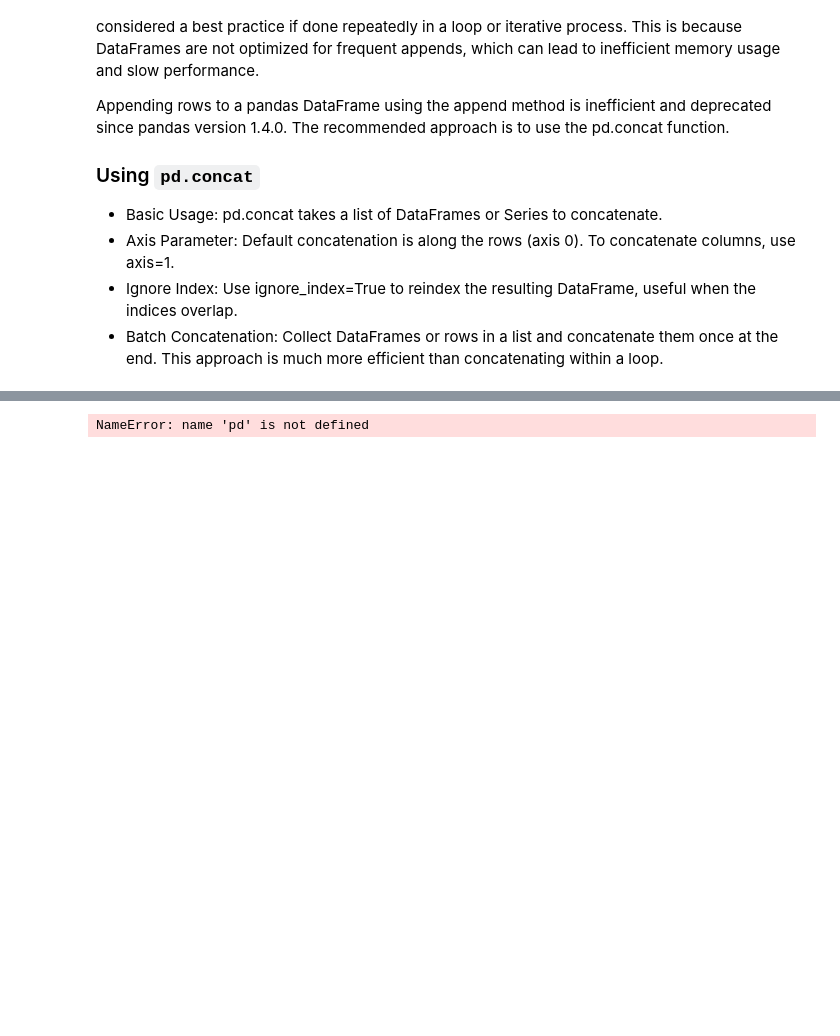
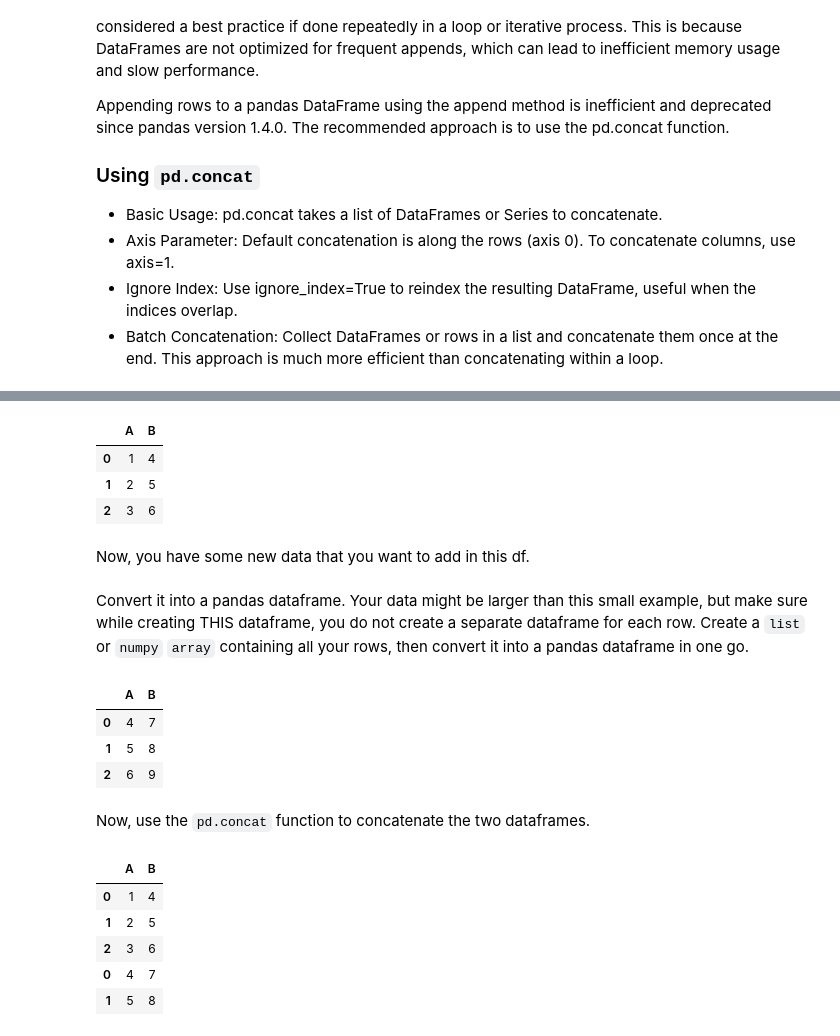
Before and after one commit to shrishtinigam/intermediate-python, a Jupyter notebook: 02_Efficient_Code_In_Pandas.ipynb, the cells around one changed output, grey strips where cells are left out. Cells and saved outputs as stored; diff of their text form; code cells hidden in the pictures; blank space fills up the shorter version.

```diff
--- a/02_Efficient_Code_In_Pandas.ipynb
+++ b/02_Efficient_Code_In_Pandas.ipynb
@@ -44,8 +37,0 @@ ModuleNotFoundError: No module named 'pandas'
-# %%
-data = []
-for y in range(1999, 2023):
-    df_y = pd.DataFrame(np.random.rand(365, 3), index=pd.date_range(f'{y}-01-01', periods=365), columns=list('ABC'))
-    data.append(df_y)
-df_all = pd.concat(data)
-# %% [output]
-NameError: name 'pd' is not defined
@@ -51,0 +41,34 @@ NameError: name 'pd' is not defined
+# %%
+existing_df = pd.DataFrame({'A': [1, 2, 3], 'B': [4, 5, 6]})
+existing_df.head()
+# %% [output]
+|  | A | B |
+| 0 | 1 | 4 |
+| 1 | 2 | 5 |
+| 2 | 3 | 6 |
+# %% [markdown]
+Now, you have some new data that you want to add in this df.
+# %%
+additional_rows = [[4, 7], [5, 8], [6, 9]] # this could also be a numpy array
+# %% [markdown]
+Convert it into a pandas dataframe. Your data might be larger than this small example, but make sure while creating THIS dataframe, you do not create a separate dataframe for each row. Create a `list` or `numpy` `array` containing all your rows, then convert it into a pandas dataframe in one go.
+# %%
+additional_df = pd.DataFrame(additional_rows, columns=['A', 'B'])
+additional_df.head()
+# %% [output]
+|  | A | B |
+| 0 | 4 | 7 |
+| 1 | 5 | 8 |
+| 2 | 6 | 9 |
+# %% [markdown]
+Now, use the `pd.concat` function to concatenate the two dataframes.
+# %%
+updated_df = pd.concat([existing_df, additional_df], ignore_index=False)
+updated_df.head()
+# %% [output]
+|  | A | B |
+| 0 | 1 | 4 |
+| 1 | 2 | 5 |
+| 2 | 3 | 6 |
+| 0 | 4 | 7 |
+| 1 | 5 | 8 |
```
Also changed, not shown: parts of 28 cells of this notebook.
